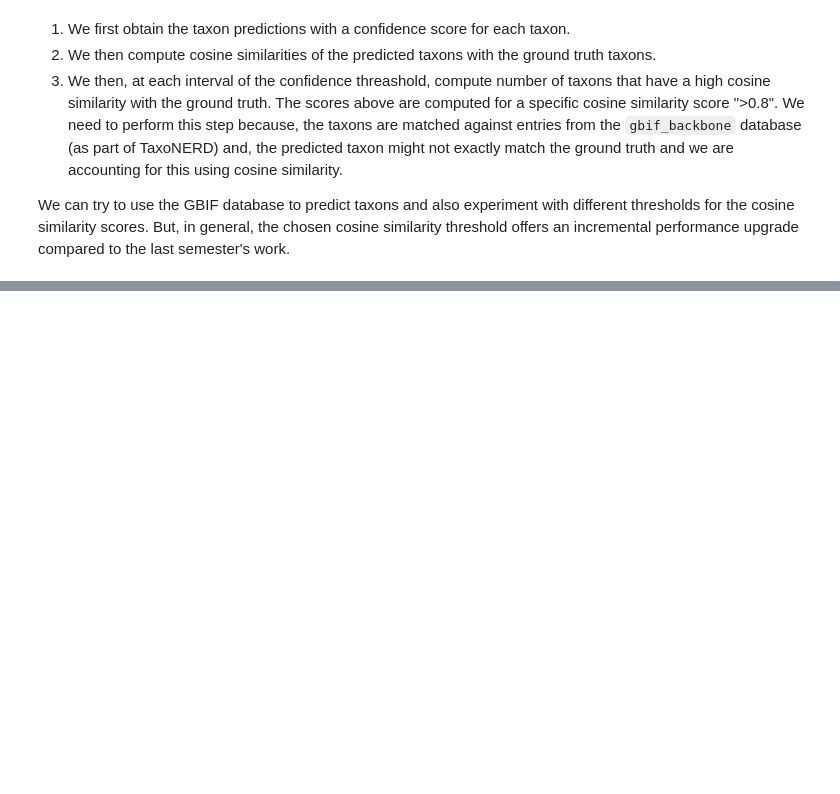
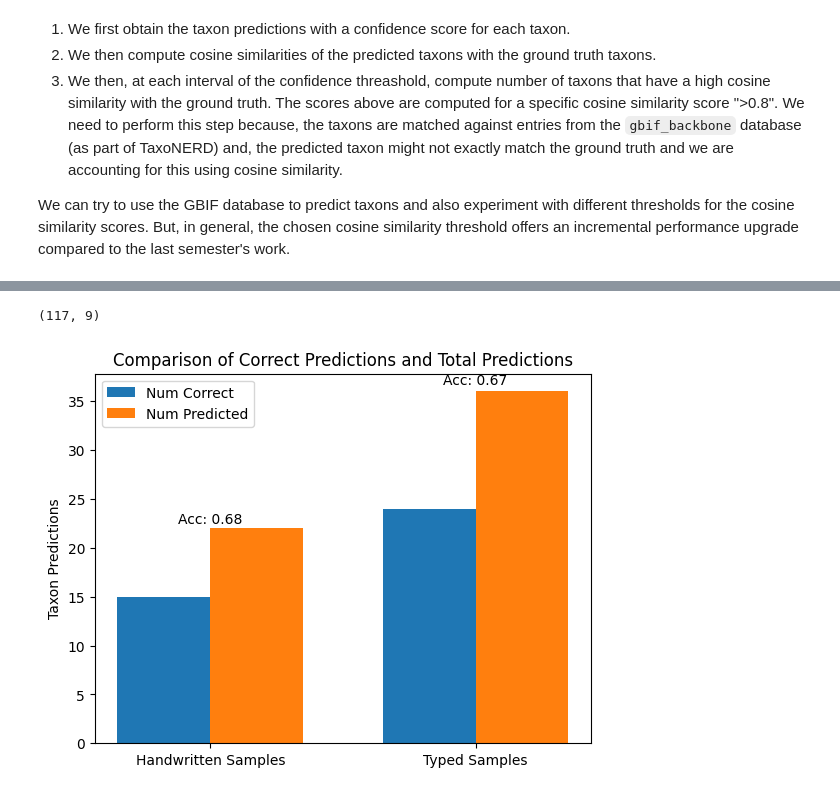
Before and after one commit to BU-Spark/ml-herbarium, a Jupyter notebook: trocr/trocr_with_detr_label_extraction.ipynb, the cells around one changed output, grey strips where cells are left out. Drawn from its saved outputs; the diff is of its cells as text; code cells hidden in the pictures; blank space fills up the shorter version.

```diff
--- a/trocr/trocr_with_detr_label_extraction.ipynb
+++ b/trocr/trocr_with_detr_label_extraction.ipynb
@@ -513,0 +615,42 @@ We can try to use the GBIF database to predict taxons and also experiment with d
+# %%
+combined_df.shape
+# %% [output]
+(117, 9)
+# %%
+hw_typed_comparison = pd.DataFrame([[15, 22, 15/22], [24, 36, 24/36]], columns=["num_correct", "num_predicted", "accuracy"])
+
+import matplotlib.pyplot as plt
+
+# Setting up the figure and axis
+fig, ax = plt.subplots()
+
+# Setting the positions and width for the bars
+ind = np.arange(len(hw_typed_comparison.columns[:-1]))
+width = 0.35
+
+# Plotting the 'num_correct' values
+bar1 = ax.bar(ind - width/2, hw_typed_comparison['num_correct'], width, label='Num Correct')
+
+# Plotting the 'num_predicted' values
+bar2 = ax.bar(ind + width/2, hw_typed_comparison['num_predicted'], width, label='Num Predicted')
+
+# Annotating the bars with the 'accuracy' values
+for i in ind:
+    height1 = hw_typed_comparison['num_correct'][i]
+    height2 = hw_typed_comparison['num_predicted'][i]
+    max_height = max(height1, height2)
+    ax.text(i, 1.01 * max_height,
+            f'Acc: {hw_typed_comparison["accuracy"][i]:.2f}',
+            ha='center', va='bottom')
+
+# Adding some text for labels, title, and legend
+ax.set_ylabel('Taxon Predictions')
+ax.set_title('Comparison of Correct Predictions and Total Predictions')
+ax.set_xticks(ind)
+ax.set_xticklabels(['Handwritten Samples', 'Typed Samples'])
+ax.legend()
+
+# Showing the plot
+plt.show()
+# %% [output]
+[figure, added]
```
Also changed, not shown: parts of 17 cells of this notebook, 3 other files.
